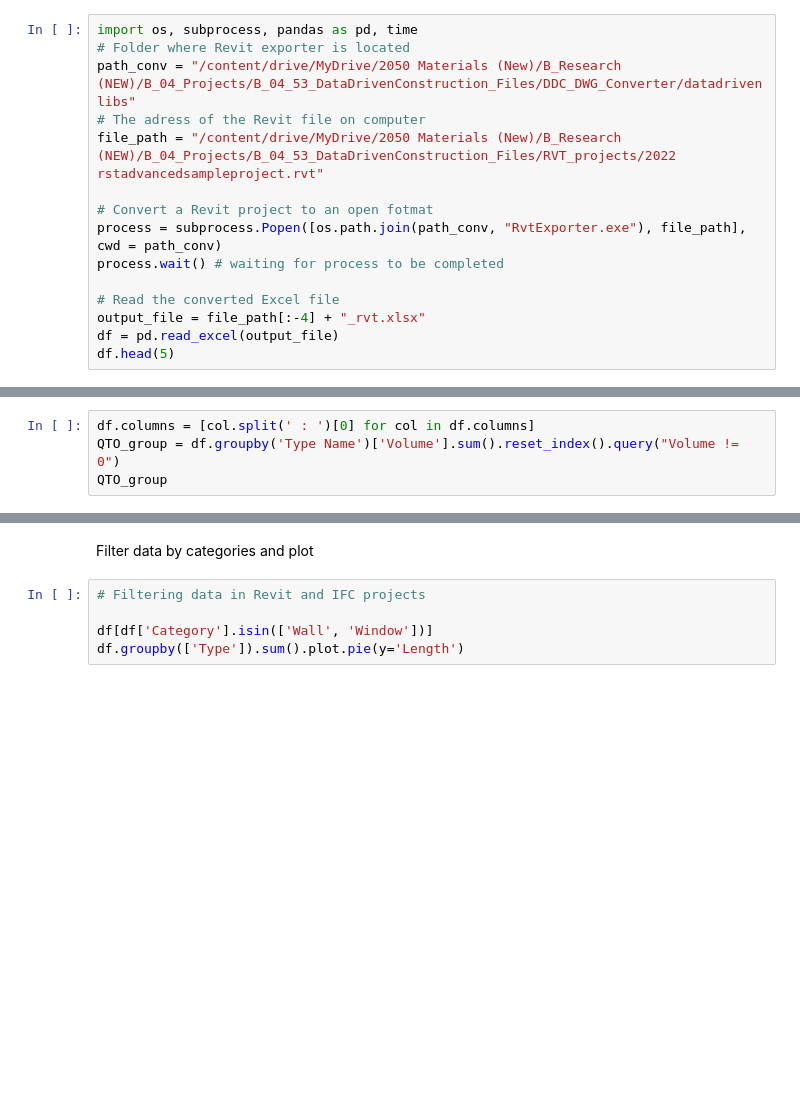
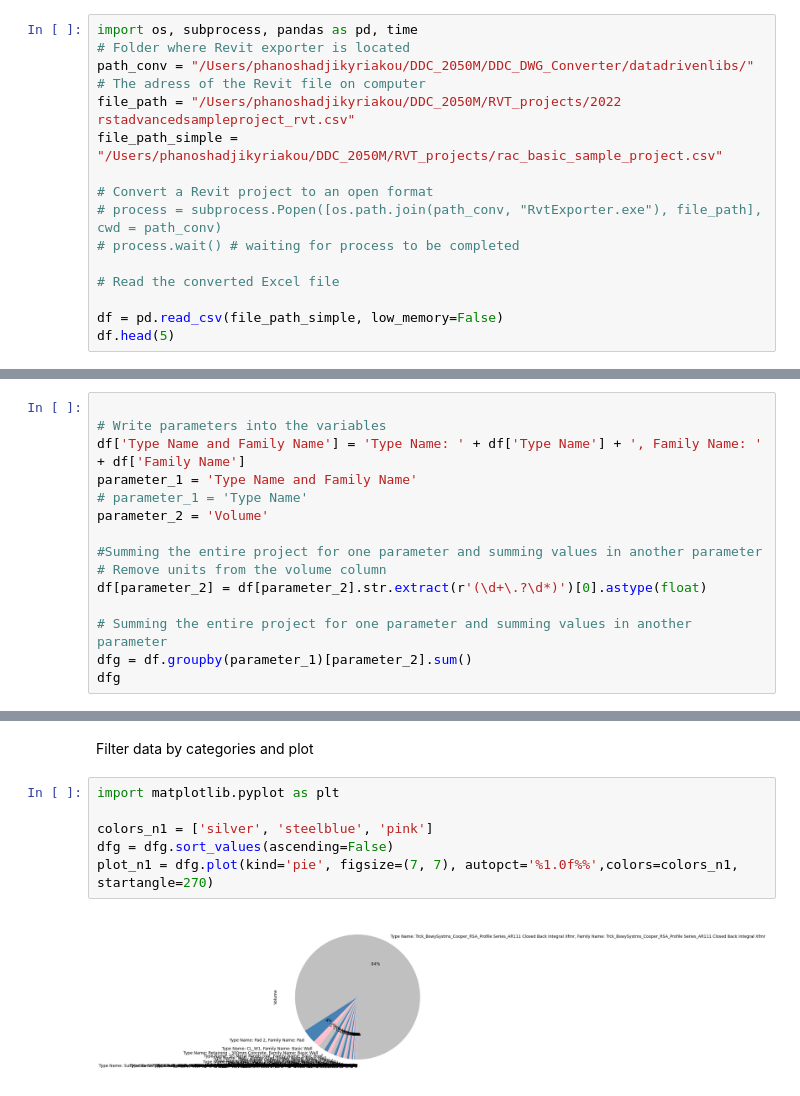
Before and after one commit to phanosh/DDC_2050M, a Jupyter notebook: DDC_pipelines/DDC_2050Materials_Demo.ipynb, the cells around one changed output, grey strips where cells are left out. Saved outputs shown, nothing was run; the diff lists cells and outputs as text; blank space fills up the shorter version.

```diff
--- a/DDC_pipelines/DDC_2050Materials_Demo.ipynb
+++ b/DDC_pipelines/DDC_2050Materials_Demo.ipynb
@@ -13,16 +15,17 @@ MyDrive  Shareddrives
 # %%
 import os, subprocess, pandas as pd, time
 # Folder where Revit exporter is located
-path_conv = "/content/drive/MyDrive/2050 Materials (New)/B_Research (NEW)/B_04_Projects/B_04_53_DataDrivenConstruction_Files/DDC_DWG_Converter/datadrivenlibs"
+path_conv = "/Users/phanoshadjikyriakou/DDC_2050M/DDC_DWG_Converter/datadrivenlibs/"
 # The adress of the Revit file on computer
-file_path = "/content/drive/MyDrive/2050 Materials (New)/B_Research (NEW)/B_04_Projects/B_04_53_DataDrivenConstruction_Files/RVT_projects/2022 rstadvancedsampleproject.rvt"
+file_path = "/Users/phanoshadjikyriakou/DDC_2050M/RVT_projects/2022 rstadvancedsampleproject_rvt.csv"
+file_path_simple = "/Users/phanoshadjikyriakou/DDC_2050M/RVT_projects/rac_basic_sample_project.csv"
 
-# Convert a Revit project to an open fotmat
-process = subprocess.Popen([os.path.join(path_conv, "RvtExporter.exe"), file_path], cwd = path_conv)
-process.wait() # waiting for process to be completed
+# Convert a Revit project to an open format
+# process = subprocess.Popen([os.path.join(path_conv, "RvtExporter.exe"), file_path], cwd = path_conv)
+# process.wait() # waiting for process to be completed
 
 # Read the converted Excel file
-output_file = file_path[:-4] + "_rvt.xlsx"
-df = pd.read_excel(output_file)
+
+df = pd.read_csv(file_path_simple, low_memory=False)
 df.head(5)
 # %% [output]
@@ -30,6 +39,2 @@ PermissionError: [Errno 13] Permission denied: '/content/drive/MyDrive/2050 Mate
 # %% [markdown]
 Have a look at the Type name and volume of compoenents in the model
-# %%
-df.columns = [col.split(' : ')[0] for col in df.columns]
-QTO_group = df.groupby('Type Name')['Volume'].sum().reset_index().query("Volume != 0")
-QTO_group
@@ -35,0 +61,15 @@ QTO_group
+# %%
+
+# Write parameters into the variables
+df['Type Name and Family Name'] = 'Type Name: ' + df['Type Name'] + ', Family Name: ' + df['Family Name']
+parameter_1 = 'Type Name and Family Name'
+# parameter_1 = 'Type Name'
+parameter_2 = 'Volume'
+
+#Summing the entire project for one parameter and summing values in another parameter
+# Remove units from the volume column
+df[parameter_2] = df[parameter_2].str.extract(r'(\d+\.?\d*)')[0].astype(float)
+
+# Summing the entire project for one parameter and summing values in another parameter
+dfg = df.groupby(parameter_1)[parameter_2].sum()
+dfg
@@ -47,7 +114,10 @@ plt.xlabel('Volume'); plt.ylabel('Type Name'); plt.title('Volume by Type Name');
 # %% [markdown]
 Filter data by categories and plot
-# %%
-# Filtering data in Revit and IFC projects
-
-df[df['Category'].isin(['Wall', 'Window'])]
-df.groupby(['Type']).sum().plot.pie(y='Length')
+# %%
+import matplotlib.pyplot as plt
+
+colors_n1 = ['silver', 'steelblue', 'pink']
+dfg = dfg.sort_values(ascending=False)
+plot_n1 = dfg.plot(kind='pie', figsize=(7, 7), autopct='%1.0f%%',colors=colors_n1, startangle=270)
+# %% [output]
+[figure, added]
```
Also changed, not shown: parts of 11 cells of this notebook, 3 other files.
